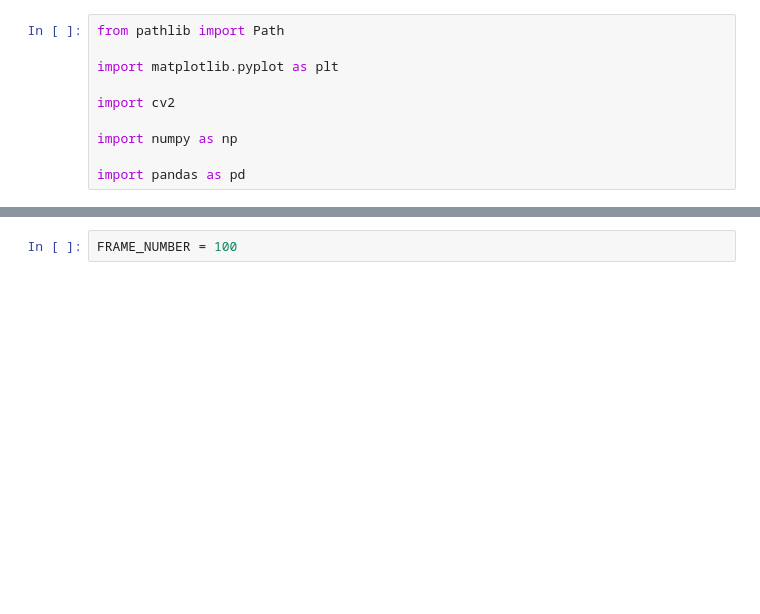
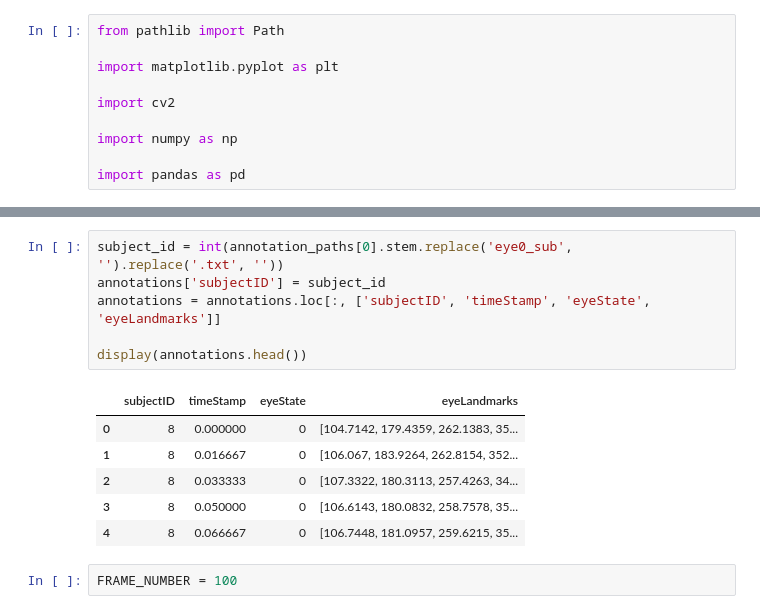
Before and after one commit to M61ss/cv-project, a Jupyter notebook: ireye-inspector.ipynb, the cells around one changed output, grey strips where cells are left out. Cells and saved outputs as stored; diff of their text form; blank space fills up the shorter version.

```diff
--- a/ireye-inspector.ipynb
+++ b/ireye-inspector.ipynb
@@ -43,4 +43,17 @@ predictShape     object
 dtype: object
+# %%
+subject_id = int(annotation_paths[0].stem.replace('eye0_sub', '').replace('.txt', ''))
+annotations['subjectID'] = subject_id
+annotations = annotations.loc[:, ['subjectID', 'timeStamp', 'eyeState', 'eyeLandmarks']]
+
+display(annotations.head())
+# %% [output]
+|  | subjectID | timeStamp | eyeState | eyeLandmarks |
+| 0 | 8 | 0.000000 | 0 | [104.7142, 179.4359, 262.1383, 35... |
+| 1 | 8 | 0.016667 | 0 | [106.067, 183.9264, 262.8154, 352... |
+| 2 | 8 | 0.033333 | 0 | [107.3322, 180.3113, 257.4263, 34... |
+| 3 | 8 | 0.050000 | 0 | [106.6143, 180.0832, 258.7578, 35... |
+| 4 | 8 | 0.066667 | 0 | [106.7448, 181.0957, 259.6215, 35... |
 # %%
 FRAME_NUMBER = 100
 # %%
```
Also changed, not shown: parts of 6 cells of this notebook.
